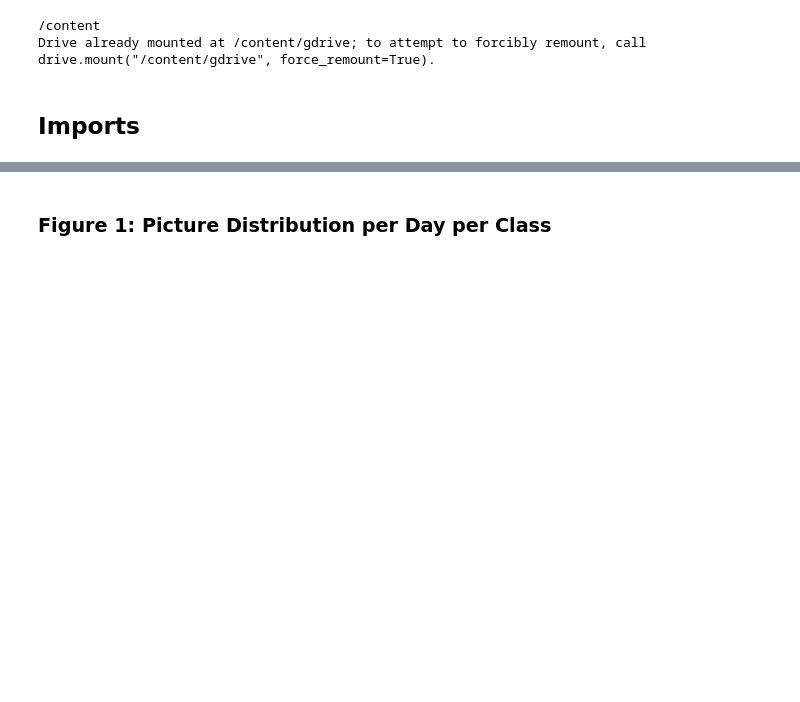
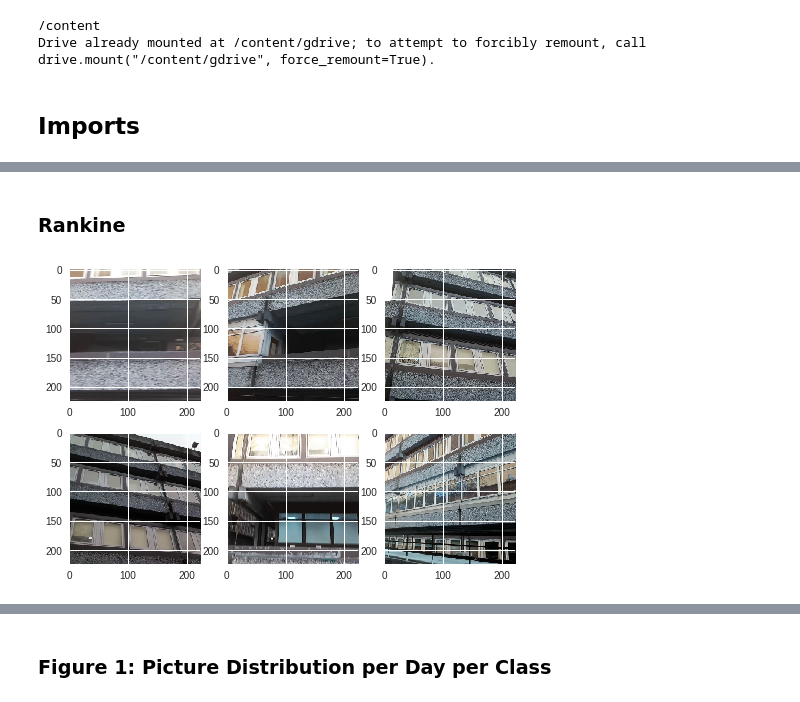
Before and after one commit to Andrew-Mackay/building_classifier, a Jupyter notebook: notebooks/AX-2019.ipynb, the cells around one changed output, grey strips where cells are left out. Saved outputs shown, nothing was run; the diff lists cells and outputs as text; code cells hidden in the pictures; blank space fills up the shorter version.

```diff
--- a/notebooks/AX-2019.ipynb
+++ b/notebooks/AX-2019.ipynb
@@ -264,0 +305,6 @@ for path in glob.glob(PROCESSED_PATH + "*/*/*.png"):
+# %% [markdown]
+### Rankine
+# %%
+plot_samples("rankine", file_index)
+# %% [output]
+[figure, added]
```
Also changed, not shown: parts of 90 cells of this notebook, 5 other files.
